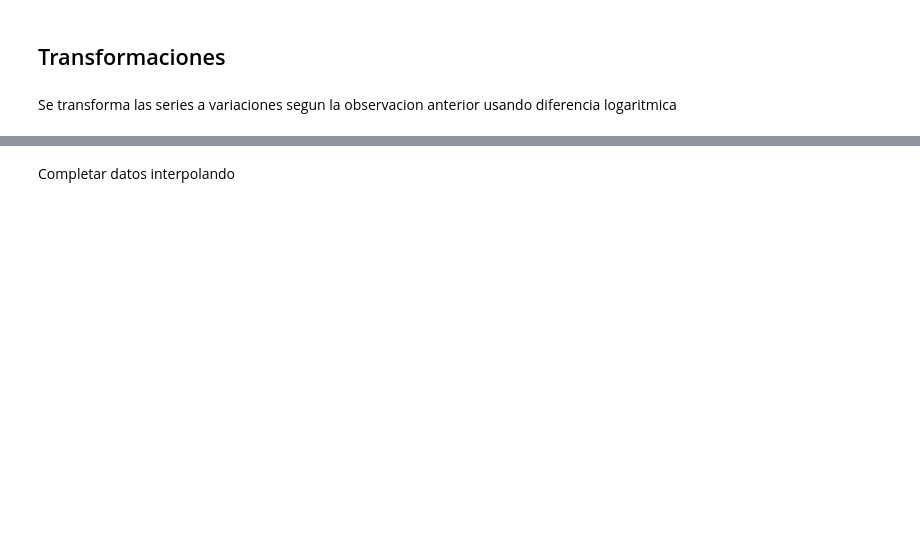
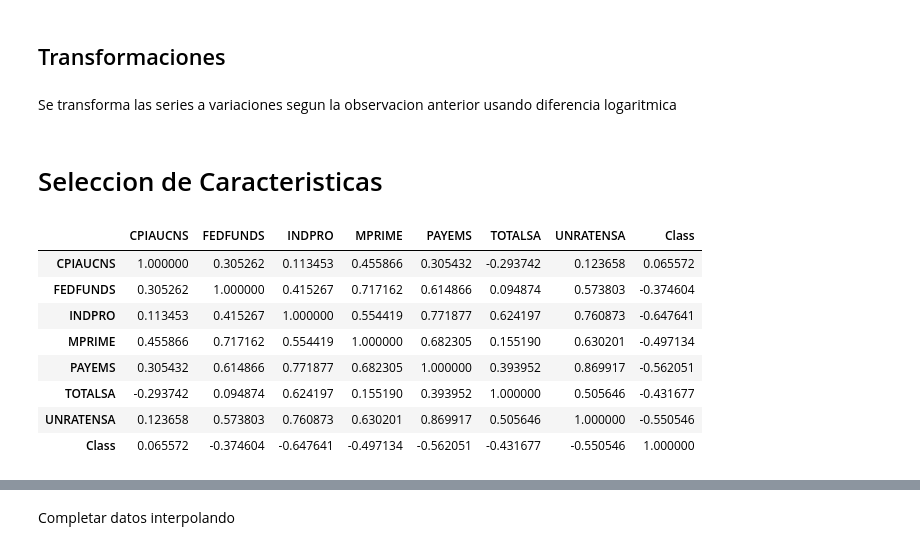
Before and after one commit to valegrei/crisis-forecasting, a Jupyter notebook: preprocesamiento/data_analysis_USA.ipynb, the cells around one changed output, grey strips where cells are left out. Saved outputs shown, nothing was run; the diff lists cells and outputs as text; code cells hidden in the pictures; blank space fills up the shorter version.

```diff
--- a/preprocesamiento/data_analysis_USA.ipynb
+++ b/preprocesamiento/data_analysis_USA.ipynb
@@ -156,0 +132,15 @@ df_diff = df_diff.dropna()
+# %% [markdown]
+# Seleccion de Caracteristicas
+# %%
+corr = df_diff.corr()
+corr.style.background_gradient(cmap='coolwarm')
+# %% [output]
+|  | CPIAUCNS | FEDFUNDS | INDPRO | MPRIME | PAYEMS | TOTALSA | UNRATENSA | Class |
+| CPIAUCNS | 1.000000 | 0.305262 | 0.113453 | 0.455866 | 0.305432 | -0.293742 | 0.123658 | 0.065572 |
+| FEDFUNDS | 0.305262 | 1.000000 | 0.415267 | 0.717162 | 0.614866 | 0.094874 | 0.573803 | -0.374604 |
+| INDPRO | 0.113453 | 0.415267 | 1.000000 | 0.554419 | 0.771877 | 0.624197 | 0.760873 | -0.647641 |
+| MPRIME | 0.455866 | 0.717162 | 0.554419 | 1.000000 | 0.682305 | 0.155190 | 0.630201 | -0.497134 |
+| PAYEMS | 0.305432 | 0.614866 | 0.771877 | 0.682305 | 1.000000 | 0.393952 | 0.869917 | -0.562051 |
+| TOTALSA | -0.293742 | 0.094874 | 0.624197 | 0.155190 | 0.393952 | 1.000000 | 0.505646 | -0.431677 |
+| UNRATENSA | 0.123658 | 0.573803 | 0.760873 | 0.630201 | 0.869917 | 0.505646 | 1.000000 | -0.550546 |
+| Class | 0.065572 | -0.374604 | -0.647641 | -0.497134 | -0.562051 | -0.431677 | -0.550546 | 1.000000 |
```
Also changed, not shown: parts of 14 cells of this notebook, 2 other files.
